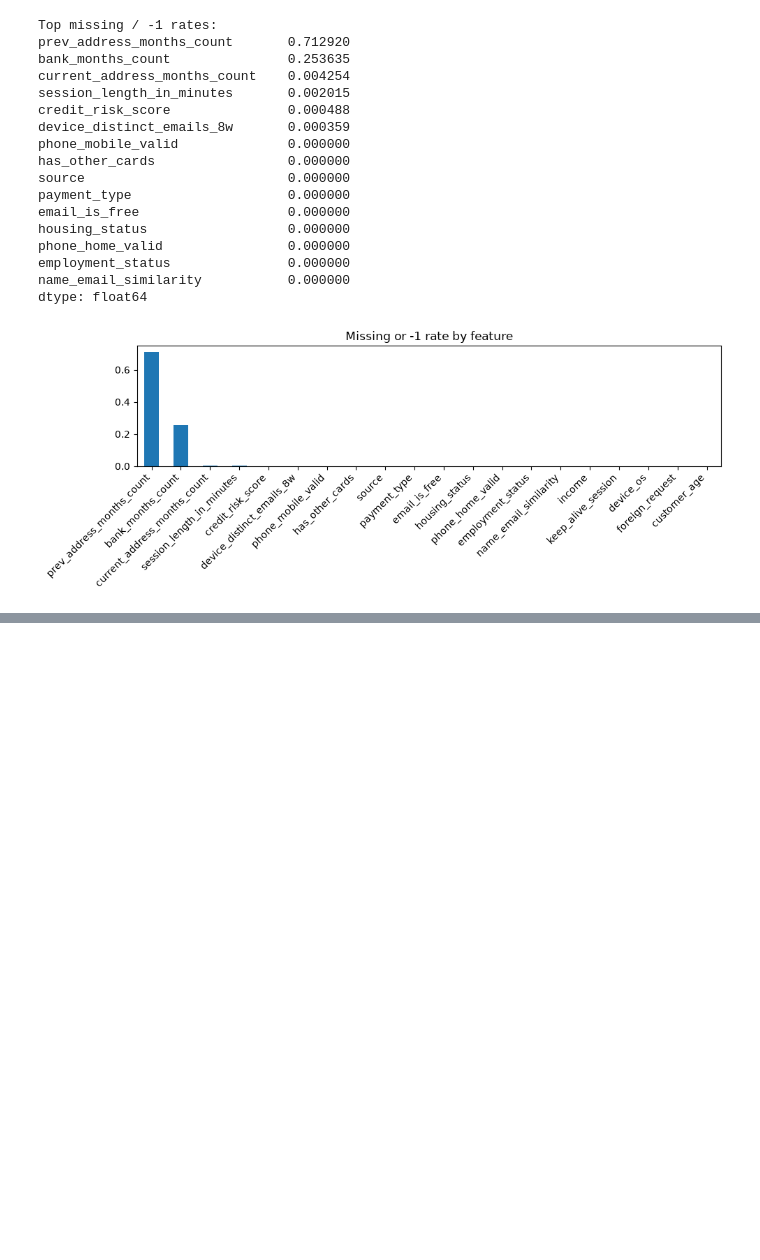
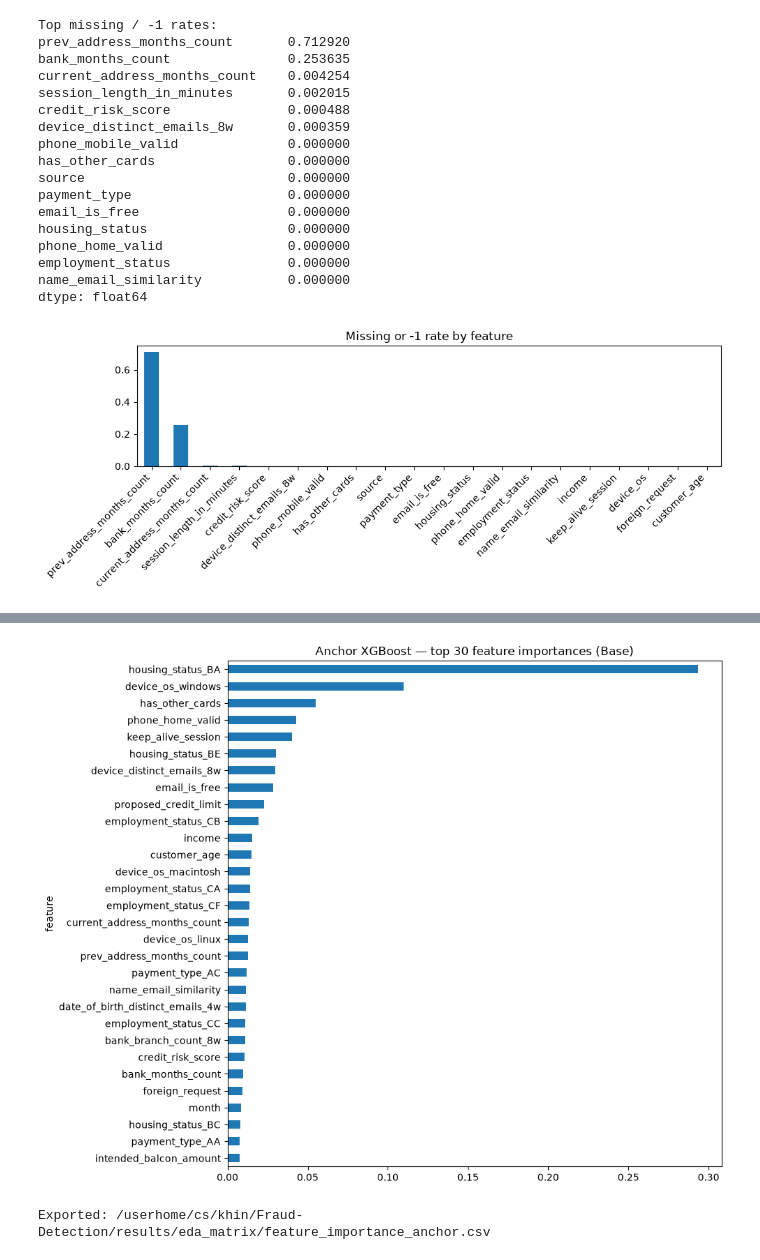
Before and after one commit to kin-mrqz/fraud-detection-eda, a Jupyter notebook: notebooks/experiments/eda_gap_matrix_executed.ipynb, the cells around one changed output, grey strips where cells are left out. Saved outputs shown, nothing was run; the diff lists cells and outputs as text; code cells hidden in the pictures; blank space fills up the shorter version.

```diff
--- a/notebooks/experiments/eda_gap_matrix_executed.ipynb
+++ b/notebooks/experiments/eda_gap_matrix_executed.ipynb
@@ -814,0 +470,19 @@ Champion: {
+# %%
+imp = pd.DataFrame({
+    "feature": feature_names,
+    "importance": anchor_model.feature_importances_,
+}).sort_values("importance", ascending=False)
+imp["importance_pct"] = imp["importance"] / imp["importance"].sum()
+top_n = 30
+fig, ax = plt.subplots(figsize=(10, 8))
+imp.head(top_n).plot.barh(x="feature", y="importance", ax=ax, legend=False)
+ax.invert_yaxis()
+ax.set_title(f"Anchor XGBoost — top {top_n} feature importances (Base)")
+plt.tight_layout()
+plt.show()
+imp_path = CONFIG["results_dir"] / "feature_importance_anchor.csv"
+imp.to_csv(imp_path, index=False)
+print("Exported:", imp_path)
+# %% [output]
+[figure, added]
+Exported: /userhome/cs/khin/Fraud-Detection/results/eda_matrix/feature_importance_anchor.csv
```
Also changed, not shown: parts of 56 cells of this notebook, 25 other files.
